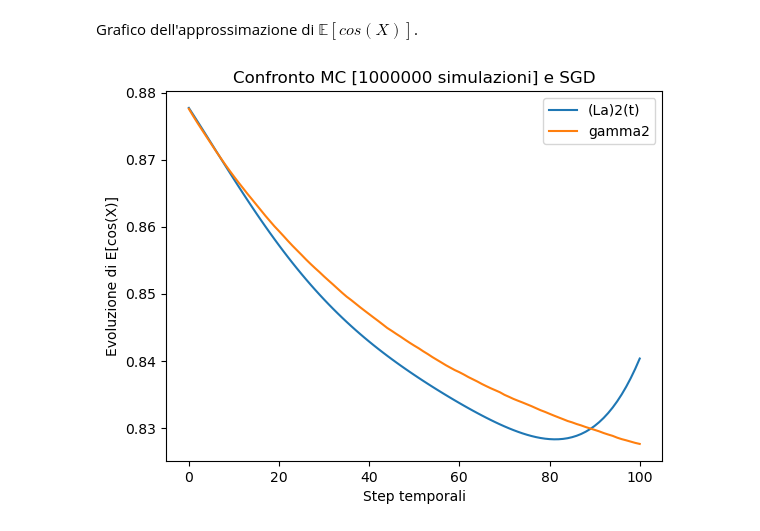
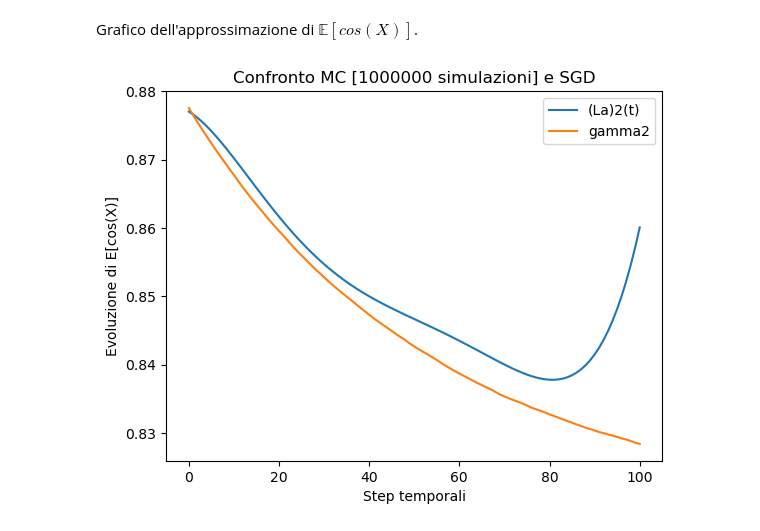
Before and after one commit to amatoandre/TESI, a Jupyter notebook: test_SGD.ipynb, the cells around one changed output. Drawn from its saved outputs; the diff is of its cells as text; code cells hidden in the pictures.

```diff
--- a/test_SGD.ipynb
+++ b/test_SGD.ipynb
@@ -239,7 +239,7 @@ if __name__ == "__main__":
     r0 = [0.5, 1, 5, 10]
     rho = [0.6, 0.7, 0.8, 0.9]
     eps = 0.01
-    M = 100 # 1, 10, 100, 1000, 10000
+    M = 1000 # 1, 10, 100, 1000, 10000
     tipo = 'lagrange'
 
 
@@ -325,12 +325,12 @@ Grafico dell'approssimazione di $\mathbb{E}[cos(X)]$.
 # %%
 fig = plt.figure()
 plt.title("Confronto MC [" + str(M1) + " simulazioni] e SGD")
 plt.xlabel("Step temporali")
 plt.ylabel("Evoluzione di E[cos(X)]")
 # plt.ylim(0.4, 0.9) # se non c'è il grafico è molto zoomato
-plt.plot(np.dot(A2[11], g), label='(La)2(t)')
+plt.plot(np.dot(A2[0], g), label='(La)2(t)')
 plt.plot(gamma2, label='gamma2')
 plt.legend()
 plt.show()
 # %% [output]
-[figure, old version]
+[figure, new version]
```
Also changed, not shown: parts of 2 cells of this notebook.
